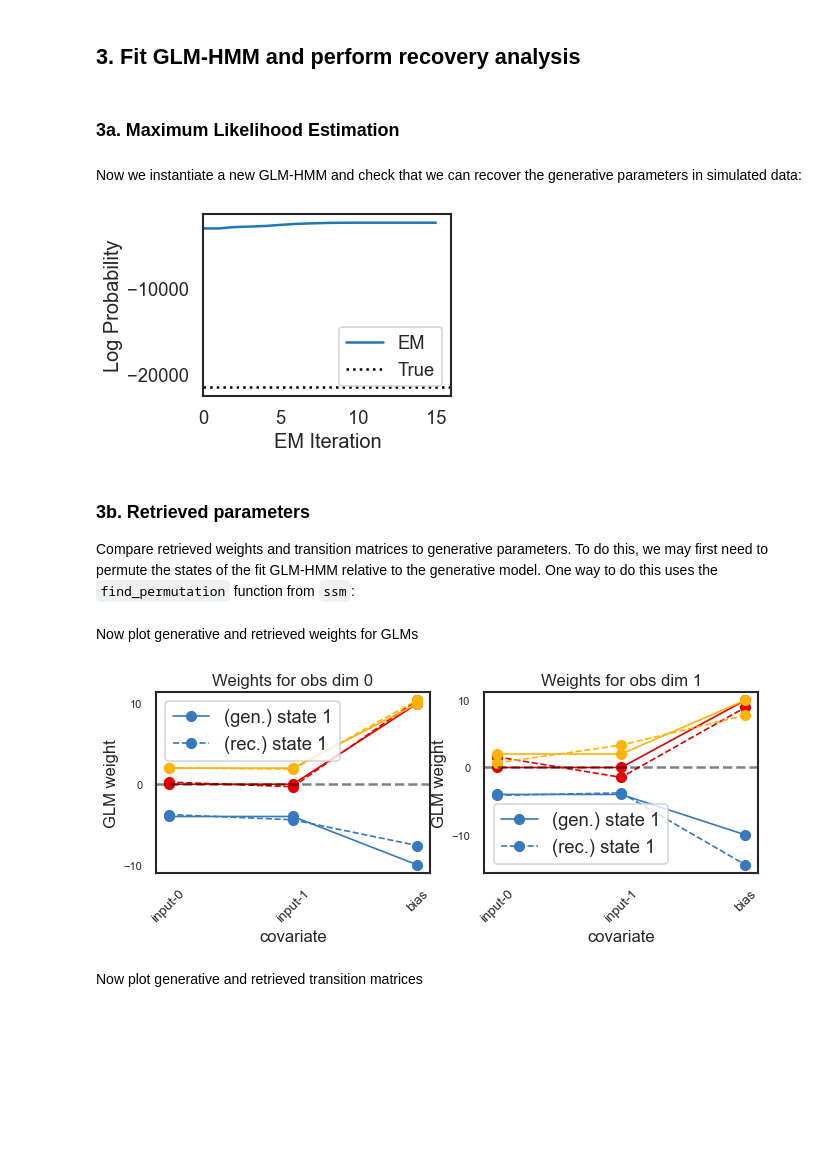
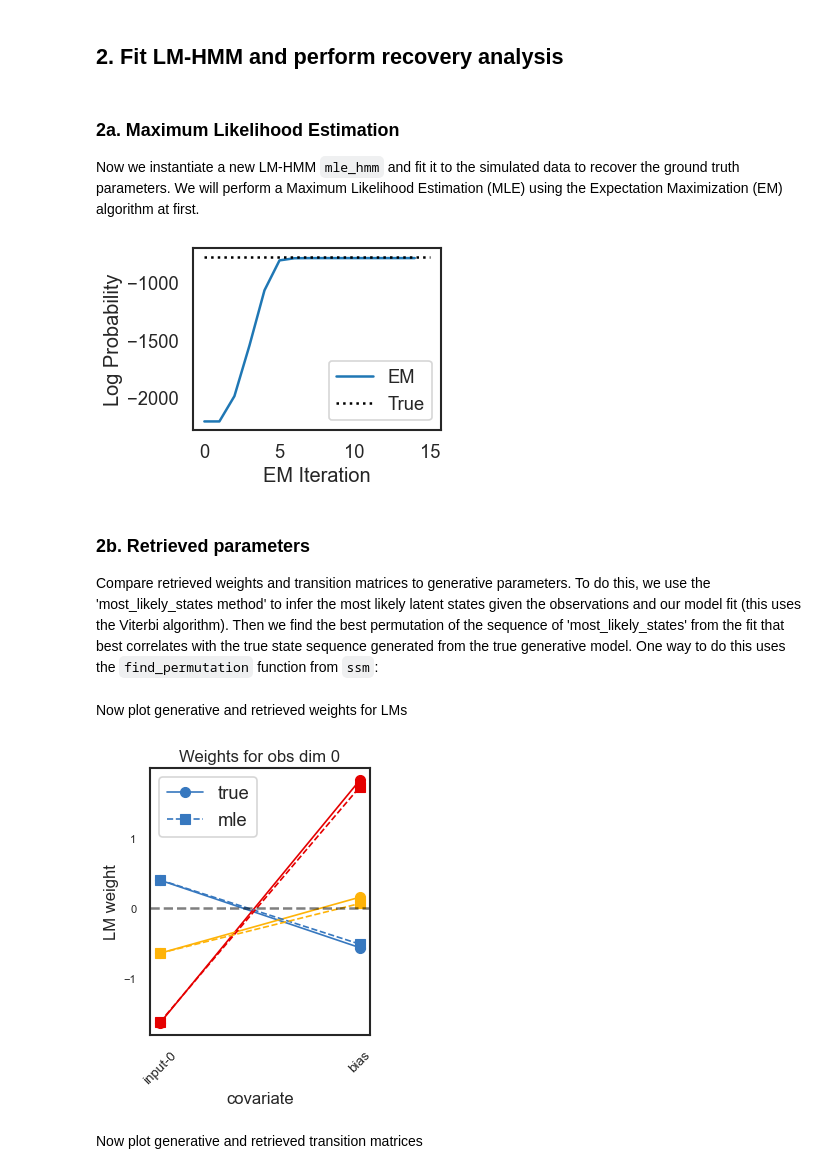
Before and after one commit to mazzulab/ssm, a Jupyter notebook: notebooks/2c Input-driven linear model (LM-HMM).ipynb, the cells around one changed output. Drawn from its saved outputs; the diff is of its cells as text; code cells hidden in the pictures; blank space fills up the shorter version.

```diff
--- a/notebooks/2c Input-driven linear model (LM-HMM).ipynb
+++ b/notebooks/2c Input-driven linear model (LM-HMM).ipynb
@@ -188,30 +132,28 @@ if save_figures:
 # %% [markdown]
-## 3. Fit GLM-HMM and perform recovery analysis
+## 2. Fit LM-HMM and perform recovery analysis
 # %% [markdown]
-### 3a. Maximum Likelihood Estimation
+### 2a. Maximum Likelihood Estimation
+Now we instantiate a new LM-HMM `mle_hmm` and fit it to the simulated data to recover the ground truth parameters. We will perform a Maximum Likelihood Estimation (MLE) using the Expectation Maximization (EM) algorithm at first.
-# %% [markdown]
-Now we instantiate a new GLM-HMM and check that we can recover the generative parameters in simulated data:
 # %%
-new_glmhmm = ssm.HMM(num_states, obs_dim, M=input_dim, input=inpt,observations="input_driven_obs_gaussian", transitions="standard")
+mle_hmm = ssm.HMM(num_states, obs_dim, M=input_dim, observations="input_driven_obs_gaussian", transitions="standard")
 
 N_iters = 10000 # maximum number of EM iterations. Fitting with stop earlier if increase in LL is below tolerance specified by tolerance parameter
-fit_ll = new_glmhmm.fit(obs, inputs=inpt, method="em", num_iters=N_iters, tolerance=10**-6)
+fit_ll = mle_hmm.fit(obs, inputs=inpt, method="em", num_iters=N_iters, tolerance=10**-6)
+
+# Plot the log probabilities of the true and fit models. Fit model final LL should be greater
+# than or equal to true LL.
+fig = plt.figure(figsize=(4, 3), dpi=80, facecolor='w', edgecolor='k')
+plt.plot(fit_ll, label="EM")
+plt.plot([0, len(fit_ll)], (true_ll) * np.ones(2), ':k', label="True")
+plt.legend(loc="lower right")
+plt.xlabel("EM Iteration")
+# plt.xlim(0, len(fit_ll))
+plt.ylabel("Log Probability")
+plt.show()
+# %% [output]
+[figure, added]
-# %%
-# Plot the log probabilities of the true and fit models. Fit model final LL should be greater
-# than or equal to true LL.
-fig = plt.figure(figsize=(4, 3), dpi=80, facecolor='w', edgecolor='k')
-plt.plot(fit_ll, label="EM")
-plt.plot([0, len(fit_ll)], true_ll * np.ones(2), ':k', label="True")
-plt.legend(loc="lower right")
-plt.xlabel("EM Iteration")
-plt.xlim(0, len(fit_ll))
-plt.ylabel("Log Probability")
-plt.show()
-# %% [output]
-[figure, removed]
 # %% [markdown]
-### 3b. Retrieved parameters
+### 2b. Retrieved parameters
 
-Compare retrieved weights and transition matrices to generative parameters. To do this, we may first need to permute the states of the fit GLM-HMM relative to the
-generative model.  One way to do this uses the `find_permutation` function from `ssm`:
+Compare retrieved weights and transition matrices to generative parameters. To do this, we use the 'most_likely_states method' to infer the most likely latent states given the observations and our model fit (this uses the Viterbi algorithm). Then we find the best permutation of the sequence of 'most_likely_states' from the fit that best correlates with the true state sequence generated from the true generative model.  One way to do this uses the `find_permutation` function from `ssm`:
 # %%
@@ -219,40 +162,18 @@ new_glmhmm.permute(find_permutation(true_states, new_glmhmm.most_likely_states(o
 # %% [markdown]
-Now plot generative and retrieved weights for GLMs
+Now plot generative and retrieved weights for LMs
 # %%
 # Plot generative parameters:
 mus=true_hmm.observations.mus
 gen_weights=true_hmm.observations.Wks
-recovered_weights = new_glmhmm.observations.Wks
-recovered_mus=new_glmhmm.observations.mus
+recovered_weights = mle_hmm.observations.Wks
+recovered_mus=mle_hmm.observations.mus
 
-fig = plt.subplots(1, gen_weights.shape[1], sharey='all', figsize=(15, 3), dpi=80, facecolor='w', edgecolor='k')
-for iC in range(gen_weights.shape[1]):
-    plt.subplot(1, gen_weights.shape[1]+1, iC+1)
-    for k in range(num_states):
-        if k==0:
-            plt.plot(range(input_dim+1), np.append(gen_weights[k][iC],mus[k][iC]), marker='o',
-                     color=colors[k], linestyle='-',
-                     lw=1.5, label="(gen.) state " + str(k+1))
-            plt.plot(range(input_dim+1), np.append(recovered_weights[k][iC],recovered_mus[k][iC]), marker='o',
-                     color=colors[k], linestyle='--',
-                     lw=1.5, label="(rec.) state " + str(k+1))
-        else:
-            plt.plot(range(input_dim+1), np.append(gen_weights[k][iC],mus[k][iC]), marker='o',
-                     color=colors[k], linestyle='-',
-                     lw=1.5)
-            plt.plot(range(input_dim+1), np.append(recovered_weights[k][iC],recovered_mus[k][iC]), marker='o',
-                     color=colors[k], linestyle='--',
-                     lw=1.5)
-    plt.yticks(fontsize=10)
-    plt.ylabel("GLM weight", fontsize=15)
-    plt.xlabel("covariate", fontsize=15)
-#     plt.xticks([0, 1], ['stimulus', 'bias'], fontsize=12, rotation=45)
-    plt.xticks(np.arange(input_dim+1),np.append(["input-"+str(i) for i in range(input_dim)],'bias'), fontsize=12, rotation=45)
-    plt.axhline(y=0, color="k", alpha=0.5, ls="--")
-    plt.legend()
-    plt.title('Weights for obs dim {}'.format(iC), fontsize = 15)
+weight_dic={}; weight_dic[0]={}; weight_dic[1]={};
+weight_dic[0]['weights']=gen_weights; weight_dic[0]['mus']=mus; weight_dic[0]['label']='true';
+weight_dic[1]['weights']=recovered_weights; weight_dic[1]['mus']=recovered_mus; weight_dic[1]['label']='mle';
+utilplot.plot_weights_comparison(weight_dic)
 # %% [output]
-[figure, old version]
+[figure, new version]
 # %% [markdown]
 Now plot generative and retrieved transition matrices
 # %%
```
Also changed, not shown: parts of 36 cells of this notebook, 1 other file.
